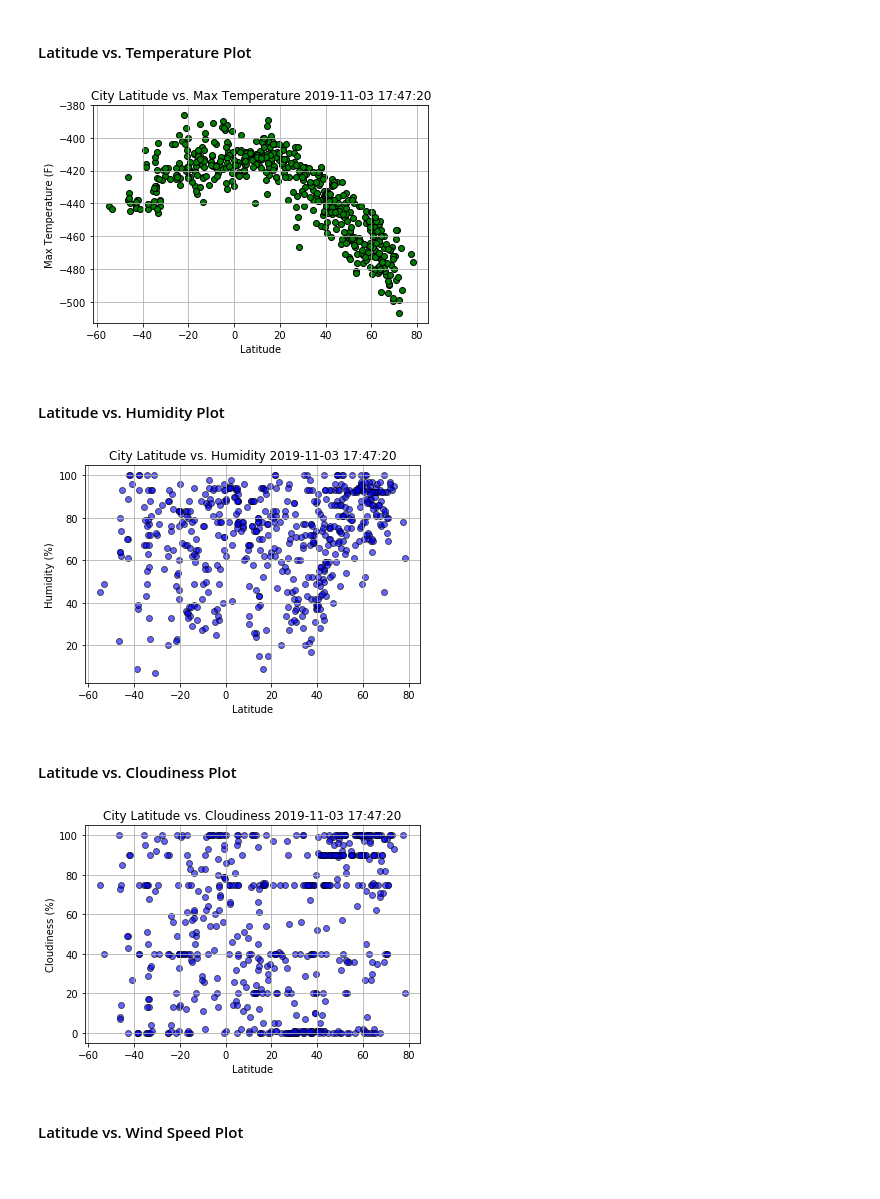
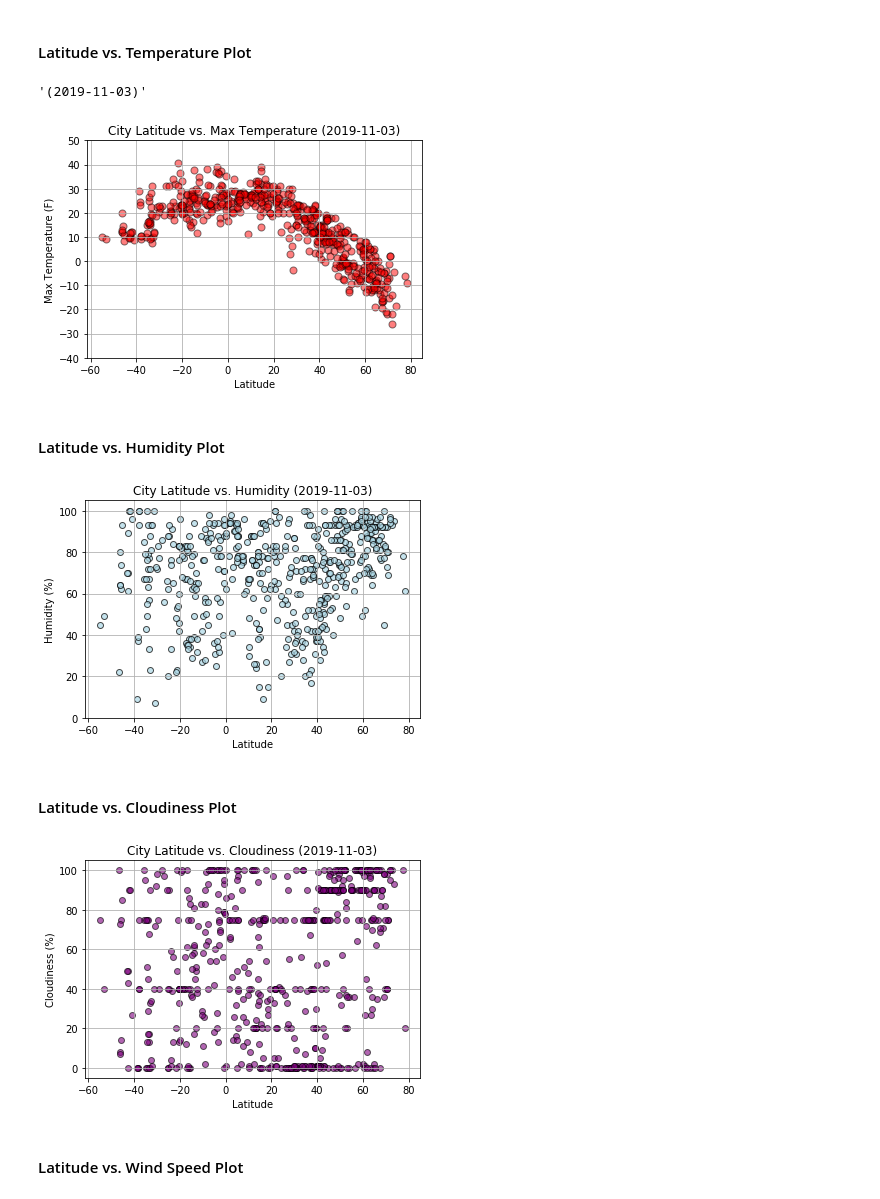
Before and after one commit to jungsik89/python-api-challenge, a Jupyter notebook: Unit6-API/Instructions/starter_code/WeatherPy.ipynb, the cells around one changed output. Saved outputs shown, nothing was run; the diff lists cells and outputs as text; code cells hidden in the pictures.

```diff
--- a/Unit6-API/Instructions/starter_code/WeatherPy.ipynb
+++ b/Unit6-API/Instructions/starter_code/WeatherPy.ipynb
@@ -370,46 +343,58 @@ citydf
 # %%
 x_axis = citydf['Latitude']
 # %%
-y_axis = citydf['Max Temp (F)']
+y_axis = citydf['Max Temp']
+# %%
+date = pd.to_datetime(citydf['Date'][0],unit='s')
+date = str(date)
+date = date[:10]
+date = "(" + date + ")"
+date
+# %% [output]
+'(2019-11-03)'
 # %%
-date = pd.to_datetime(citydf['Date'][0],unit='s')
-plt.scatter(x_axis,y_axis,alpha=1,color='green',edgecolors='black')
+
+plt.scatter(x_axis,y_axis,alpha=0.5,color='red',edgecolors='black',s=50)
+plt.ylim(-40,50)
 
 plt.title(f'City Latitude vs. Max Temperature {date}')
 plt.ylabel('Max Temperature (F)')
 plt.xlabel('Latitude')
 plt.grid()
+plt.savefig(os.path.join(f'City Latitude vs Max Temperature.png'))
 plt.show()
 # %% [output]
-[figure, old version]
+[figure, new version]
 # %% [markdown]
 #### Latitude vs. Humidity Plot
 # %%
 y_axis = citydf['Humidity']
 # %%
-plt.scatter(x_axis,y_axis,alpha=0.6,c='blue',edgecolors='black')
+plt.scatter(x_axis,y_axis,alpha=0.7,c='lightblue',edgecolors='black')
+plt.ylim(0,105)
 
 plt.title(f'City Latitude vs. Humidity {date}')
 plt.ylabel('Humidity (%)')
 plt.xlabel('Latitude')
 plt.grid()
+plt.savefig(os.path.join(f'City Latitude vs Humidity.png'))
 plt.show()
 # %% [output]
-[figure, old version]
+[figure, new version]
 # %% [markdown]
 #### Latitude vs. Cloudiness Plot
 # %%
 y_axis = citydf['Cloudiness']
 # %%
-plt.scatter(x_axis,y_axis,alpha=0.6,c='blue',edgecolors='black')
-
+plt.scatter(x_axis,y_axis,alpha=0.6,c='purple',edgecolors='black')
 plt.title(f'City Latitude vs. Cloudiness {date}')
 plt.ylabel('Cloudiness (%)')
 plt.xlabel('Latitude')
 plt.grid()
+plt.savefig(os.path.join(f'City Latitude vs Cloudiness.png'))
 plt.show()
 # %% [output]
-[figure, old version]
+[figure, new version]
 # %% [markdown]
 #### Latitude vs. Wind Speed Plot
 # %%
```
Also changed, not shown: parts of 8 cells of this notebook, 4 other files.
